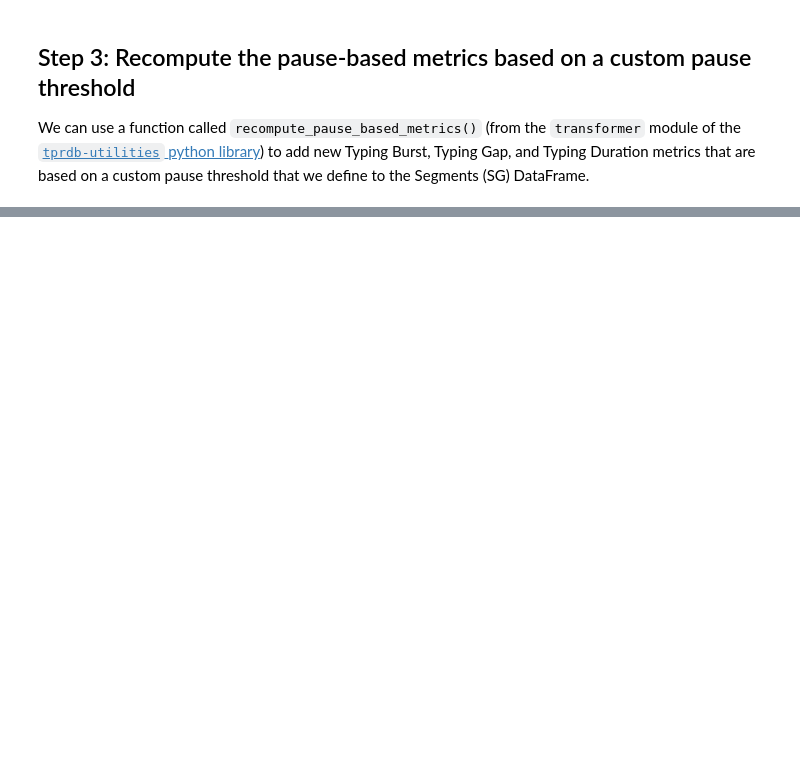
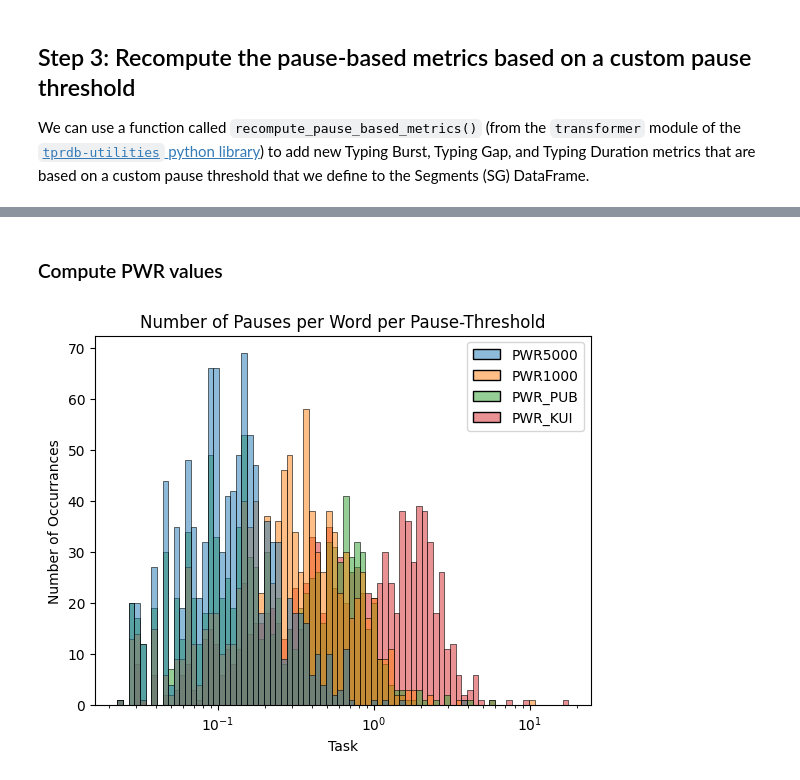
Before and after one commit to longwayeah/CRITT-Academy, a Jupyter notebook: modules/05_Advanced_Analysis/01_Pause_based_Metrics.ipynb, the cells around one changed output, grey strips where cells are left out. Drawn from its saved outputs; the diff is of its cells as text; code cells hidden in the pictures; blank space fills up the shorter version.

```diff
--- a/modules/05_Advanced_Analysis/01_Pause_based_Metrics.ipynb
+++ b/modules/05_Advanced_Analysis/01_Pause_based_Metrics.ipynb
@@ -248,10 +271,0 @@ with pd.option_context("display.max_columns", None):
-# %%
-# calculate different Pause-to-Word Ratios (PWR) using different pause thresholds and add them to the Segments (SG) DataFrame
-SG["PWR1000"] = (SG["TB1000"] + 1) / SG["TokS"]
-SG["PWR_KUI"] = (SG["TB_KUI"] + 1) / SG["TokS"]
-SG["PWR_PUB"] = (SG["TB_PUB"] + 1) / SG["TokS"]
-SG["PWR500"] = (SG["TB500"] + 1) / SG["TokS"]
-
-# View new DataFrame with Pause-to-Word Ratios
-with pd.option_context("display.max_columns", None):
-    display(SG.head())
@@ -257,0 +285,39 @@ with pd.option_context("display.max_columns", None):
+# %% [markdown]
+### Compute PWR values
+# %%
+# calculate different Pause-to-Word Ratios (PWR) using different pause thresholds and add them to the Segments (SG) DataFrame
+# assuming that:
+# -- the number of pauses is identical to the number of bursts, i.e., each burst is preceeded by a pause
+# -- we take "number of words" to be the number of ST words
+
+SG["PWR1000"] = SG["TB1000"] / SG["TokS"]
+SG["PWR_KUI"] = SG["TB_KUI"] / SG["TokS"]
+SG["PWR_PUB"] = SG["TB_PUB"] / SG["TokS"]
+SG["PWR5000"] = SG["TB5000"] / SG["TokS"]
+
+# alternative assumptions are:
+# -- there is also a pause following the last burst in a segment: add 1 to nominator:
+# -- we take "number of words" to be the number of TT words
+
+# SG["PWR1000_T"] = (SG["TB1000"] + 1) / SG["TokT"]
+# SG["PWR_KUI_T"] = (SG["TB_KUI"] + 1) / SG["TokT"]
+# SG["PWR_PUB_T"] = (SG["TB_PUB"] +1) / SG["TokT"]
+# SG["PWR500_T"] = (SG["TB500"] +) / SG["TokST"]
+
+# alternative assumptions are:
+# -- average number of words in the ST and the TT side od the
+
+# SG["PWR1000_AV"] = 2 * SG["TB1000"] / (SG["TokS"] + SG["TokT"])
+# SG["PWR_KUI_AV"] = 2 * SG["TB_KUI"] / (SG["TokS"] + SG["TokT"])
+# SG["PWR_PUB_AV"] = 2 * SG["TB_PUB"] / (SG["TokS"] + SG["TokT"])
+# SG["PWR500_AV"] = 2 * SG["TB500"] / (SG["TokS"] + SG["TokST"])
+# %%
+#
+
+ax = sns.histplot(data = SG[['PWR5000', 'PWR1000', 'PWR_PUB', 'PWR_KUI']], bins=80, log_scale=True)
+
+# add labels
+ax.set(ylabel='Number of Occurrances', xlabel='Task', title='Number of Pauses per Word per Pause-Threshold')
+plt.show()
+# %% [output]
+[figure, added]
```
Also changed, not shown: parts of 17 cells of this notebook, 1 other file.
